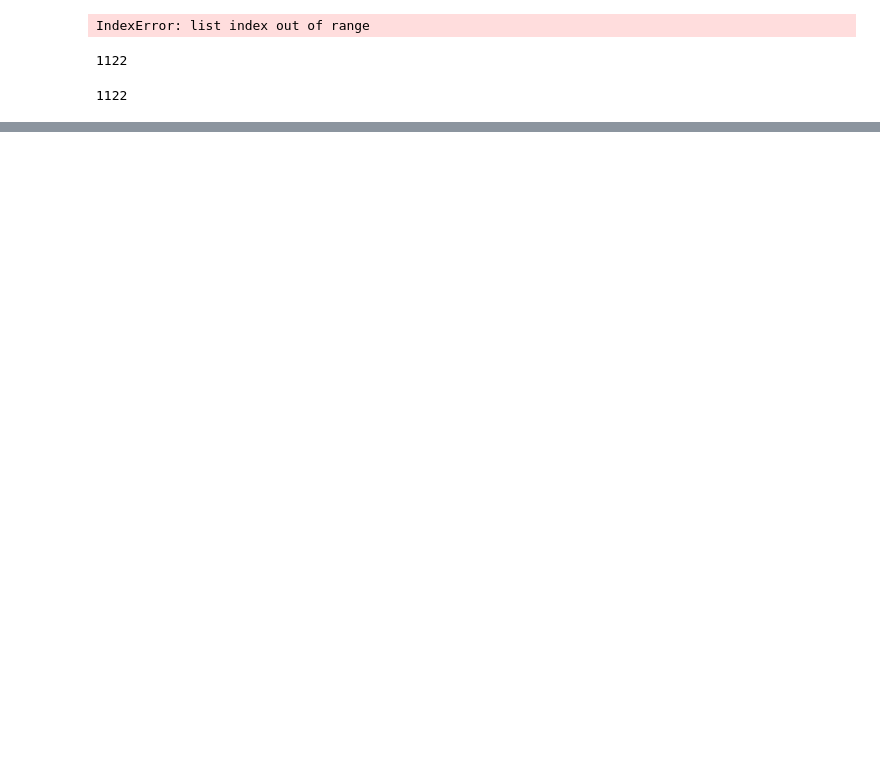
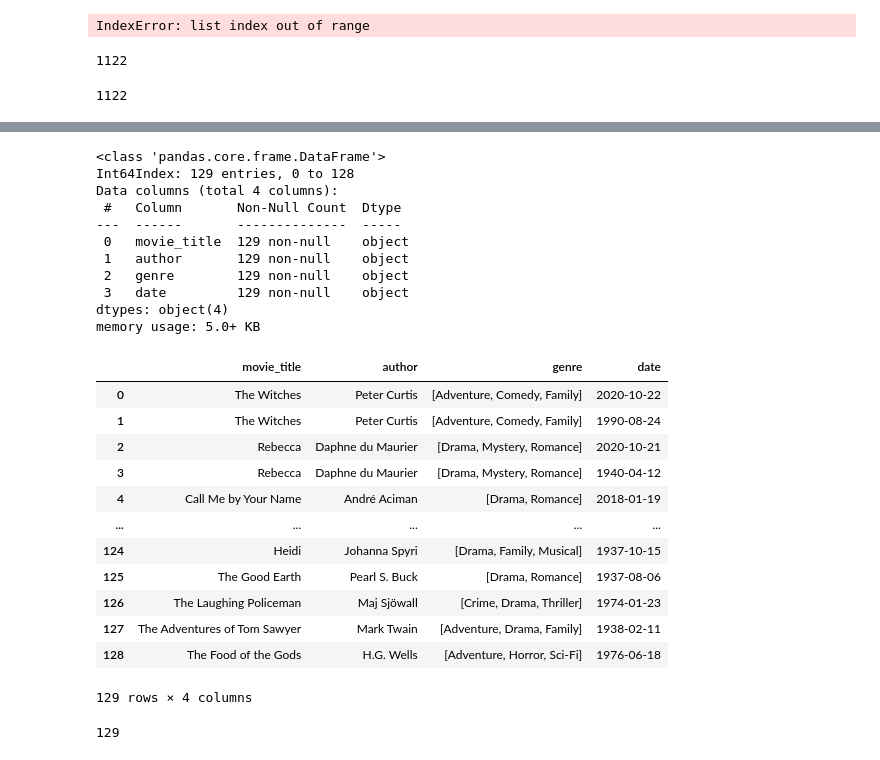
Before and after one commit to katiehuang1221/Predict-Revenue-Of-Movie-Adaptation, a Jupyter notebook: notebooks/goodreads_practice2.ipynb, the cells around one changed output, grey strips where cells are left out. Saved outputs shown, nothing was run; the diff lists cells and outputs as text; code cells hidden in the pictures; blank space fills up the shorter version.

```diff
--- a/notebooks/goodreads_practice2.ipynb
+++ b/notebooks/goodreads_practice2.ipynb
@@ -386,0 +361,30 @@ tests.strip('(').strip(')').split()
+# %%
+essential_df = combined_df[['movie_title','author','genre']].copy()
+essential_df['date'] = combined_df.release_date.dt.strftime('%Y-%m-%d')
+essential_df.info()
+essential_df
+# %% [output]
+<class 'pandas.core.frame.DataFrame'>
+Int64Index: 129 entries, 0 to 128
+Data columns (total 4 columns):
+ #   Column       Non-Null Count  Dtype
+---  ------       --------------  -----
+ 0   movie_title  129 non-null    object
+ 1   author       129 non-null    object
+ 2   genre        129 non-null    object
+ 3   date         129 non-null    object
+dtypes: object(4)
+memory usage: 5.0+ KB
+|  | movie_title | author | genre | date |
+| 0 | The Witches | Peter Curtis | [Adventure, Comedy, Family] | 2020-10-22 |
+| 1 | The Witches | Peter Curtis | [Adventure, Comedy, Family] | 1990-08-24 |
+| 2 | Rebecca | Daphne du Maurier | [Drama, Mystery, Romance] | 2020-10-21 |
+| 3 | Rebecca | Daphne du Maurier | [Drama, Mystery, Romance] | 1940-04-12 |
+| 4 | Call Me by Your Name | André Aciman | [Drama, Romance] | 2018-01-19 |
+| ... | ... | ... | ... | ... |
+| 124 | Heidi | Johanna Spyri | [Drama, Family, Musical] | 1937-10-15 |
+| 125 | The Good Earth | Pearl S. Buck | [Drama, Romance] | 1937-08-06 |
+| 126 | The Laughing Policeman | Maj Sjöwall | [Crime, Drama, Thriller] | 1974-01-23 |
+| 127 | The Adventures of Tom Sawyer | Mark Twain | [Adventure, Drama, Family] | 1938-02-11 |
+| 128 | The Food of the Gods | H.G. Wells | [Adventure, Horror, Sci-Fi] | 1976-06-18 |
+129 rows × 4 columns
@@ -386,0 +396,9 @@ tests.strip('(').strip(')').split()
+# %%
+title_list = list(essential_df.movie_title)
+author_list = list(essential_df.author)
+date_list = list(essential_df.date)
+genre_list = list(all_df.genre)
+lng = len(title_list)
+lng
+# %% [output]
+129
```
Also changed, not shown: parts of 97 cells of this notebook, 6 other files.
